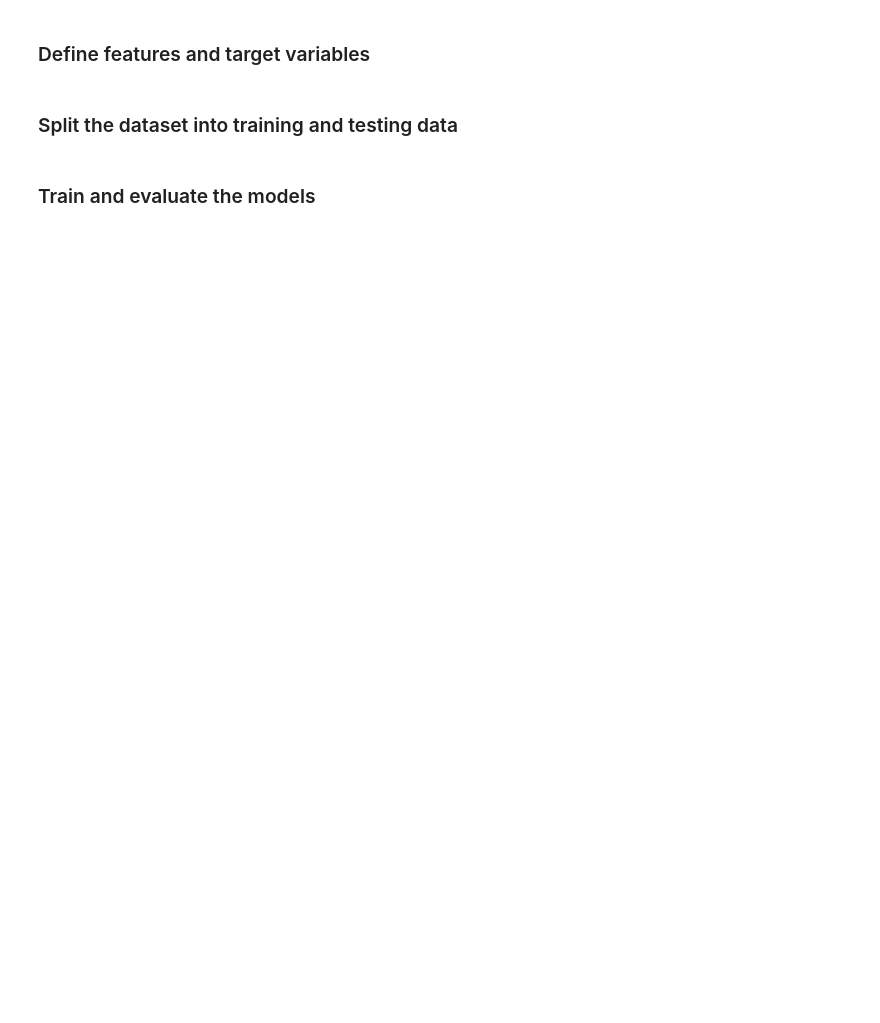
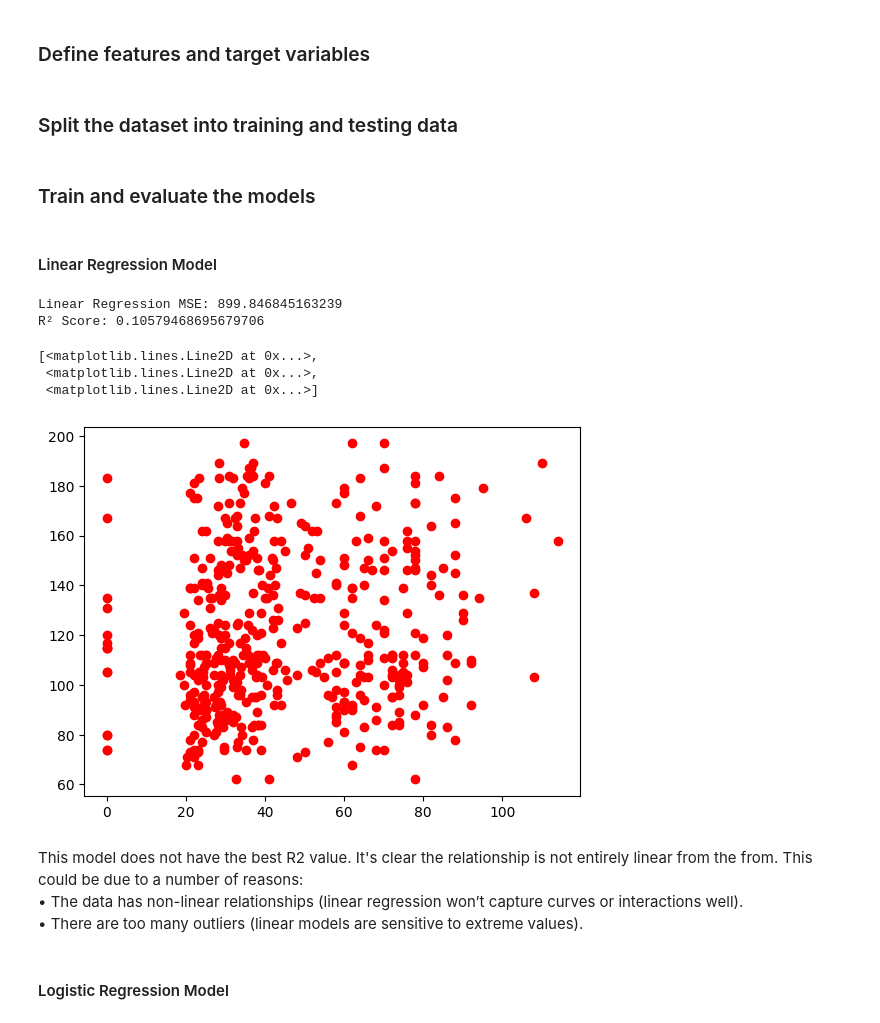
Before and after one commit to footroot/C12-Lecture-Backpack, a Jupyter notebook: Data Science (DS)/Week11/TaskWalkthrough1/Code/diabetesAnalysis.ipynb, the cells around one changed output. Drawn from its saved outputs; the diff is of its cells as text; code cells hidden in the pictures; blank space fills up the shorter version.

```diff
--- a/Data Science (DS)/Week11/TaskWalkthrough1/Code/diabetesAnalysis.ipynb
+++ b/Data Science (DS)/Week11/TaskWalkthrough1/Code/diabetesAnalysis.ipynb
@@ -23,4 +24,11 @@ please provide us feedback at https://github.com/pandas-dev/pandas/issues/54466
 # %% [markdown]
 ### Define features and target variables
+# %%
+X = df[["BMI", "Age", "BloodPressure"]]
+y_glucose = df["Glucose"]  # Linear Regression Target
+y_risk = df["Outcome"]  # Classification Target
 # %% [markdown]
 ### Split the dataset into training and testing data
+# %%
+X_train, X_test, y_train_glucose, y_test_glucose = train_test_split(X, y_glucose, test_size=0.2, random_state=42)
+_, _, y_train_risk, y_test_risk = train_test_split(X, y_risk, test_size=0.2, random_state=42)
@@ -27,2 +39,26 @@ please provide us feedback at https://github.com/pandas-dev/pandas/issues/54466
 # %% [markdown]
 ### Train and evaluate the models
+# %% [markdown]
+#### Linear Regression Model
+# %%
+lin_reg = LinearRegression().fit(X_train, y_train_glucose)
+y_pred_glucose = lin_reg.predict(X_test)
+print("Linear Regression MSE:", mean_squared_error(y_test_glucose, y_pred_glucose))
+print("R² Score:", r2_score(y_test_glucose, y_pred_glucose))
+# %% [output]
+Linear Regression MSE: 899.846845163239
+R² Score: 0.10579468695679706
+# %%
+plt.plot(X_test, y_test_glucose, "ro")
+#plt.plot(X_test, y_pred_glucose, "b-")
+# %% [output]
+[<matplotlib.lines.Line2D at 0x...>,
+ <matplotlib.lines.Line2D at 0x...>,
+ <matplotlib.lines.Line2D at 0x...>]
+[figure, added]
+# %% [markdown]
+This model does not have the best R2 value. It's clear the relationship is not entirely linear from the from. This could be due to a number of reasons: <br/>
+	•	The data has non-linear relationships (linear regression won’t capture curves or interactions well). <br/>
+	•	There are too many outliers (linear models are sensitive to extreme values).
+# %% [markdown]
+#### Logistic Regression Model
```
Also changed, not shown: parts of 11 cells of this notebook.
